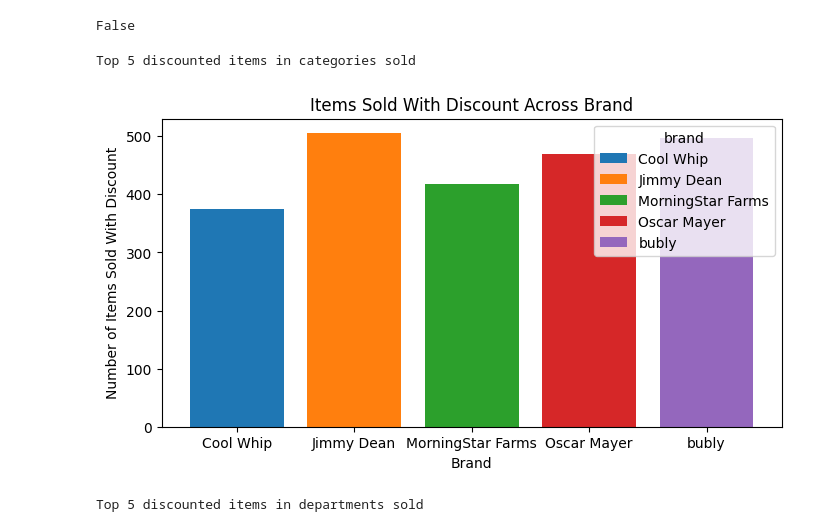
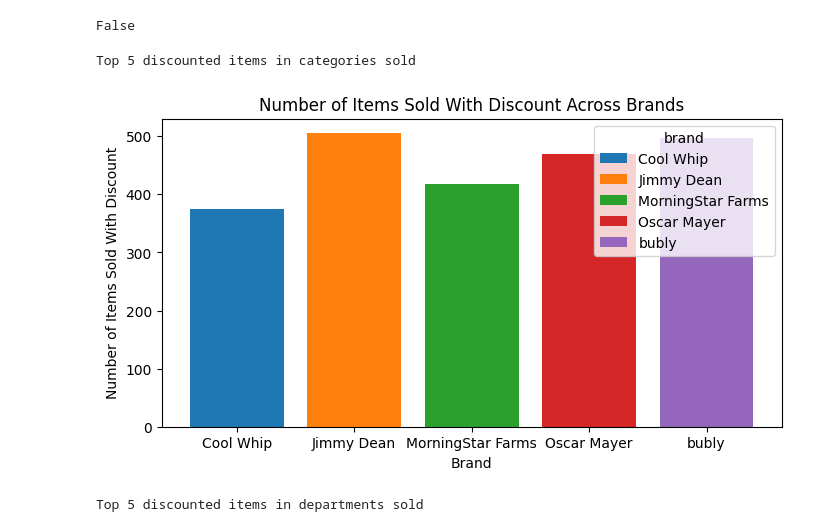
Before and after one commit to jayashreenagaraju/Ironhack-Module-1-Project, a Jupyter notebook: notebooks/walmart_analysis.ipynb, the cells around one changed output. Cells and saved outputs as stored; diff of their text form; code cells hidden in the pictures.

```diff
--- a/notebooks/walmart_analysis.ipynb
+++ b/notebooks/walmart_analysis.ipynb
@@ -250,10 +250,10 @@ discount_df = walmart_df[walmart_df['discount'] > 0 ]
 # %%
 # creating a bar plot for top 5 brand which are on discount
 f.print_in_red("Top 5 discounted items in categories sold")
-f.top_5_bar_plot(discount_df, 'brand','discount', 'Brand', 'Number of Items Sold With Discount', 'Items Sold With Discount Across Brand','top5_brand_with_discount')
+f.top_5_bar_plot(discount_df, 'brand','discount', 'Brand', 'Number of Items Sold With Discount', 'Number of Items Sold With Discount Across Brands','top5_brand_with_discount')
 # %% [output]
 Top 5 discounted items in categories sold
-[figure, old version]
+[figure, new version]
 # %%
 # creating a bar plot for top 5 department which are on discount
 f.print_in_red("Top 5 discounted items in departments sold")
```
Also changed, not shown: parts of 3 cells of this notebook, 2 other files.
